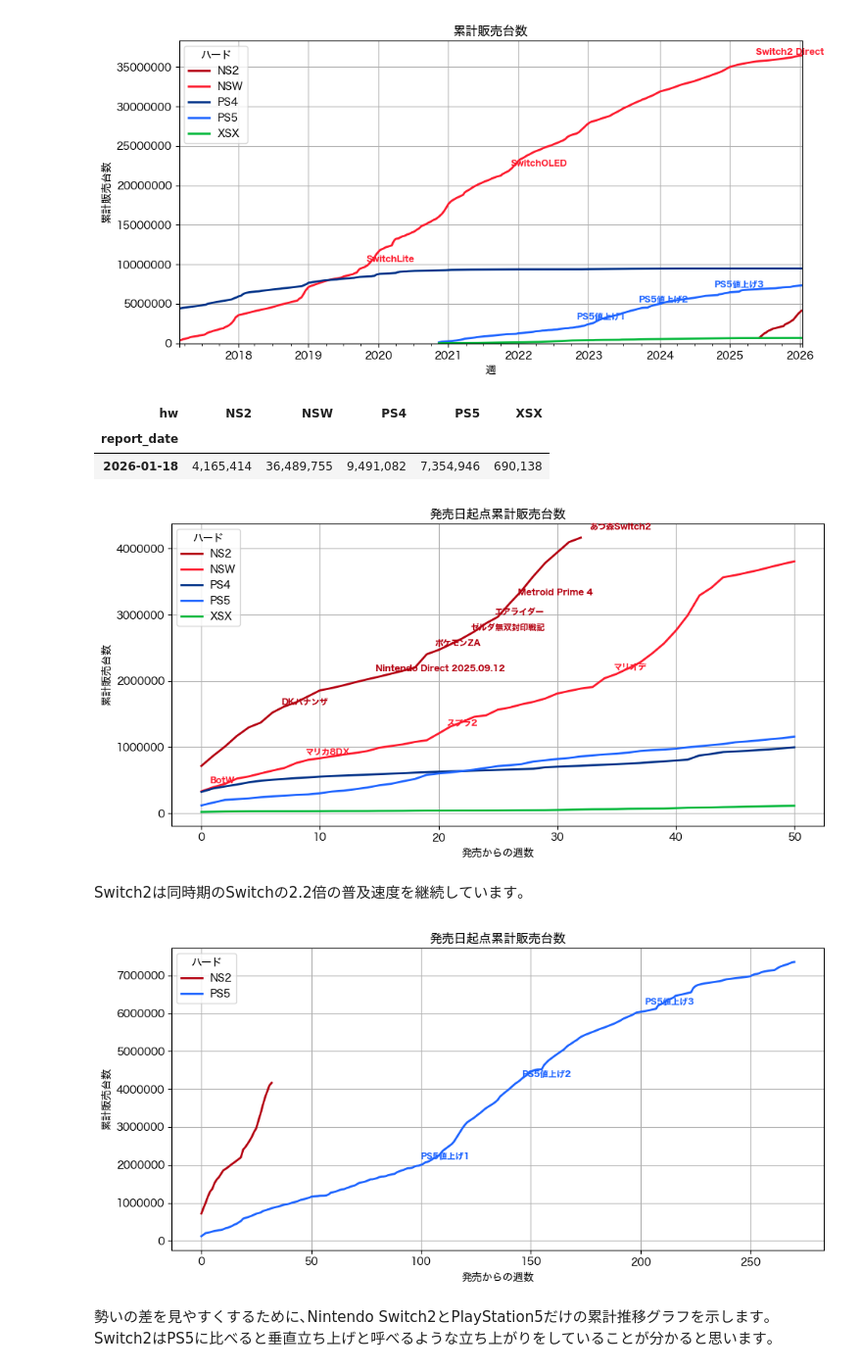
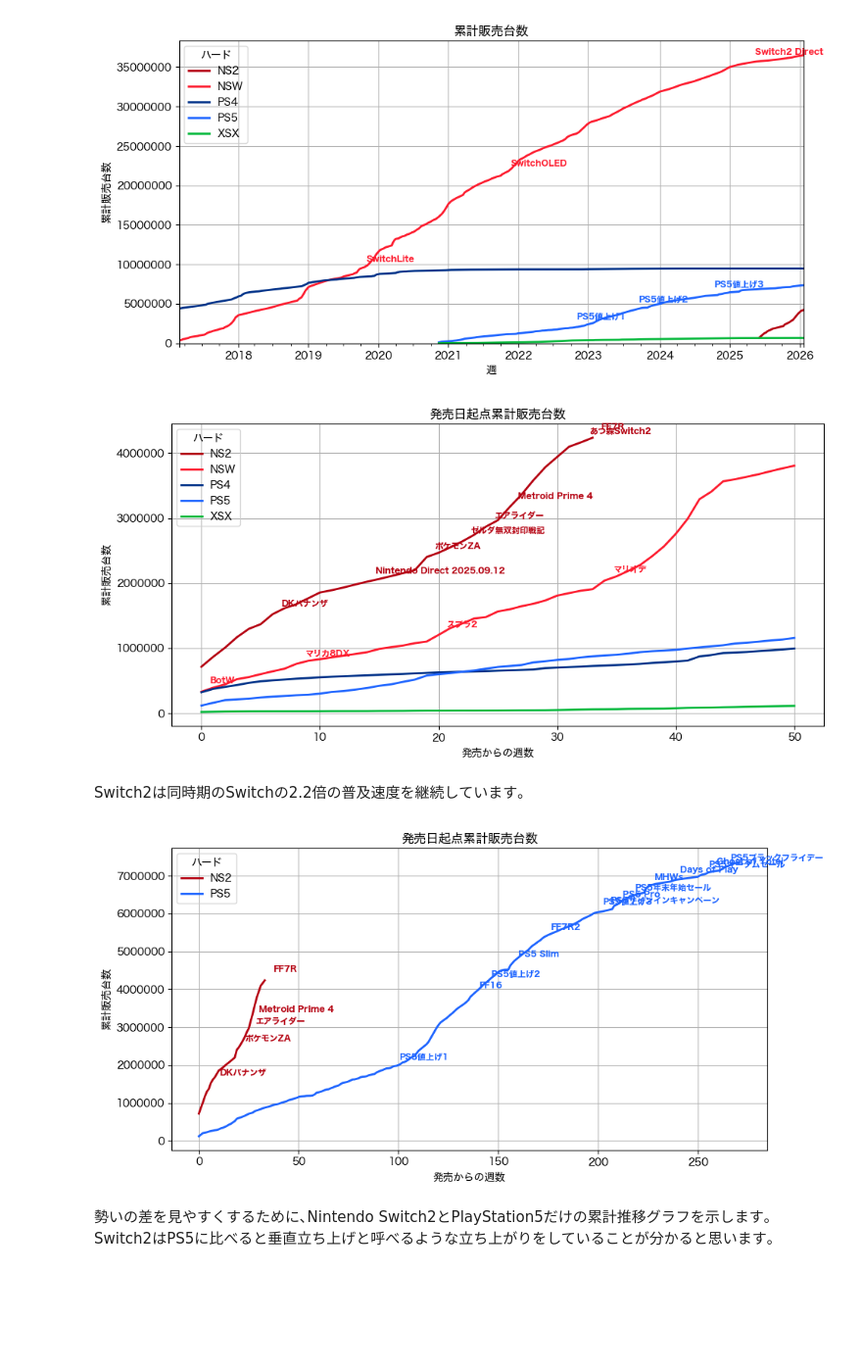
Before and after one commit to hidenden/gamedata, a Jupyter notebook: notebook/report/weekly_report.ipynb, the cells around one changed output. Shown at 98% size. Drawn from its saved outputs; the diff is of its cells as text; code cells hidden in the pictures; blank space fills up the shorter version.

Commit message:
Report 2026.01.25

```diff
--- a/notebook/report/weekly_report.ipynb
+++ b/notebook/report/weekly_report.ipynb
@@ -4,5 +7,5 @@
 # %%
-VERBOSE = True
+VERBOSE = False
 PUBLISH = True
 if not PUBLISH:
     %matplotlib widget
@@ -251,20 +243,16 @@ long_range_event_mask = g.EventMasks(hard=0.5, soft=0, event=0, price=0, sale=0)
 # %%
 cs_style = g.style_sales(cumulative_sales_df.tail(1), datetime_index=True)
 display(cs_style) if VERBOSE else None
-# %% [output]
-| hw | NS2 | NSW | PS4 | PS5 | XSX |
-| report_date |  |  |  |  |  |
-| 2026-01-18 | 4,165,414 | 36,489,755 | 9,491,082 | 7,354,946 | 690,138 |
 # %%
 (csd_fig, csd_df) = g.plot_cumulative_sales_by_delta(hw=['PS4', 'NS2', 'PS5', 'NSW', 'XSX'], end=50, event_mask= g.EVENT_MASK_SHORT)
 # %% [output]
-[figure, old version]
+[figure, new version]
 # %% [markdown]
 Switch2は同時期のSwitchの2.2倍の普及速度を継続しています｡
 # %%
-(csd2_fig, csd2_df) = g.plot_cumulative_sales_by_delta(hw=['NS2', 'PS5'], end=280, event_mask=g.EVENT_MASK_LONG)
+(csd2_fig, csd2_df) = g.plot_cumulative_sales_by_delta(hw=['NS2', 'PS5'], end=280, event_mask=g.EVENT_MASK_MIDDLE)
 # %% [output]
-[figure, old version]
+[figure, new version]
 # %% [markdown]
 勢いの差を見やすくするために､Nintendo Switch2とPlayStation5だけの累計推移グラフを示します｡
 Switch2はPS5に比べると垂直立ち上げと呼べるような立ち上がりをしていることが分かると思います｡
```
Also changed, not shown: parts of 27 cells of this notebook, 6 other files.
